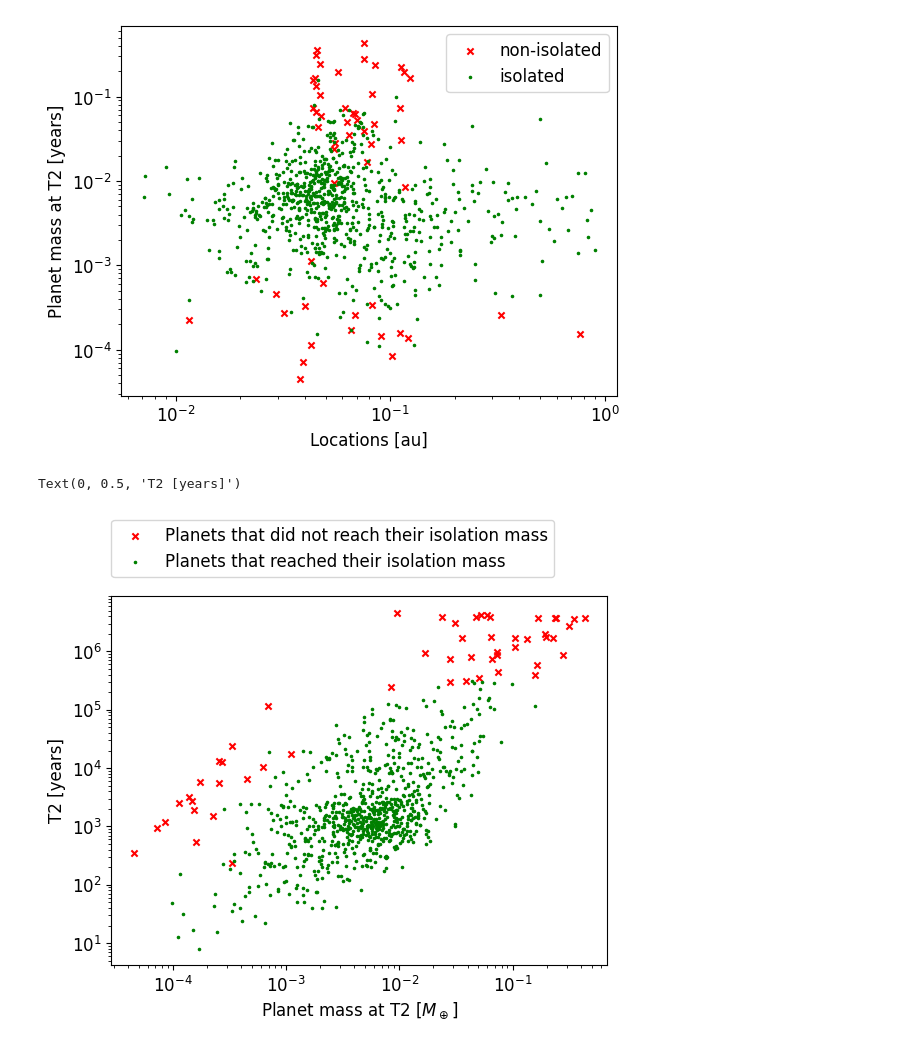
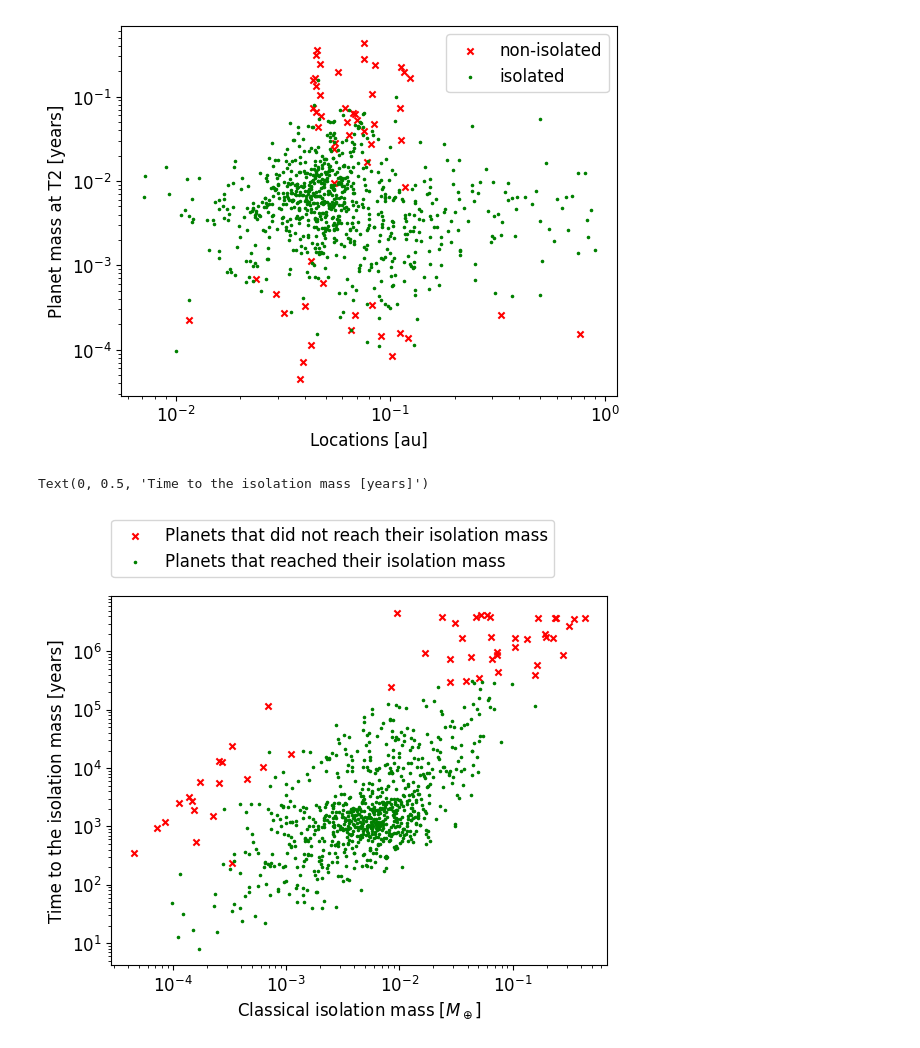
Before and after one commit to JayashreeNarayan/Summer-2023---Pebble-Predictor-Analyses, a Jupyter notebook: Main.ipynb, the cells around one changed output. Saved outputs shown, nothing was run; the diff lists cells and outputs as text; code cells hidden in the pictures.

Commit message:
added the new graph

```diff
--- a/Main.ipynb
+++ b/Main.ipynb
@@ -671,11 +671,11 @@ Text(0, 0.5, 'Planet mass at T2 [years]')
 # %%
 plt.scatter(non_isolated_masses, non_isolated_times, s=20, color='r', marker='x', label='Planets that did not reach their isolation mass')
 plt.scatter(isolated_masses, isolated_times, s=10, color='green', marker='.', label='Planets that reached their isolation mass')
 plt.legend(loc=(0,1.05))
 plt.yscale("log")
 plt.xscale("log")
-plt.xlabel(r"Planet mass at T2 [$M_\oplus$]")
-plt.ylabel("T2 [years]")
+plt.xlabel(r"Classical isolation mass [$M_\oplus$]")
+plt.ylabel("Time to the isolation mass [years]")
 # %% [output]
-Text(0, 0.5, 'T2 [years]')
+Text(0, 0.5, 'Time to the isolation mass [years]')
-[figure, old version]
+[figure, new version]
```
Also changed, not shown: parts of 3 cells of this notebook, 2 other files.
